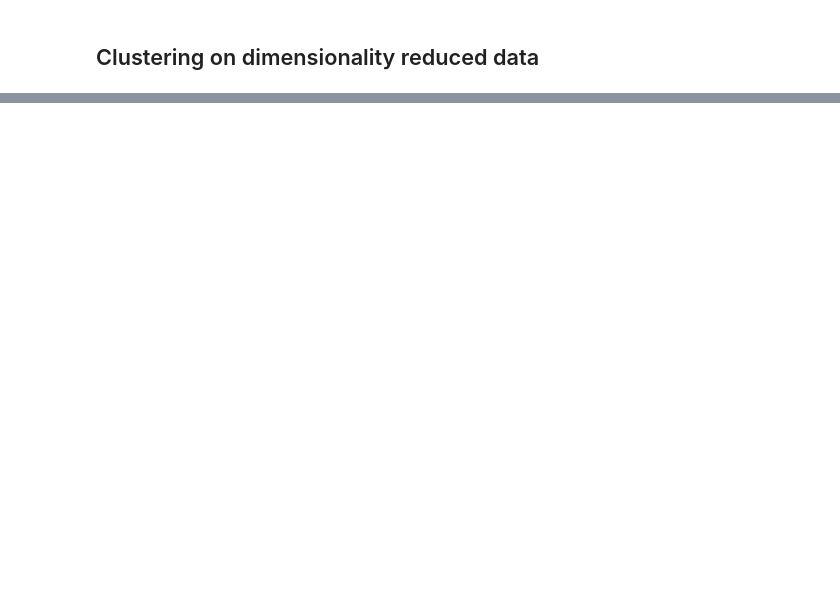
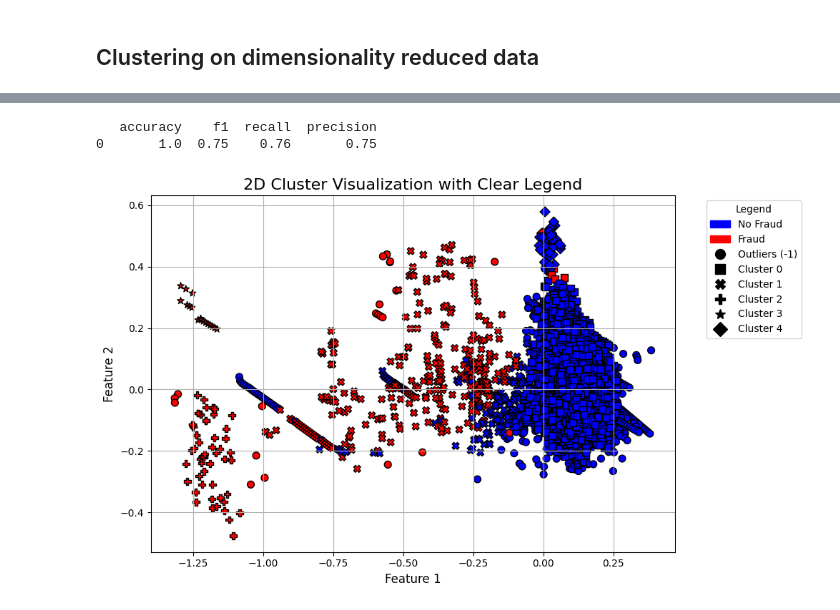
Before and after one commit to Mads-Ringsted/fraud-detection, a Jupyter notebook: classifier.ipynb, the cells around one changed output, grey strips where cells are left out. Drawn from its saved outputs; the diff is of its cells as text; code cells hidden in the pictures; blank space fills up the shorter version.

```diff
--- a/classifier.ipynb
+++ b/classifier.ipynb
@@ -344,0 +424,13 @@ pca_clustering, pca_classification = score_kmeans(X_train_pca, X_test_pca, y_tra
+# %%
+eps = 0.07
+dbscan = fit_dbscan(X_train_pca, eps)
+
+full_cluster_labels = test_dbscan(dbscan, X_train_pca, X_full_pca)
+
+print(pd.DataFrame(clustering_classification_report(full_cluster_labels, y, use_class_fraction=False), index=[0]).round(2))
+
+plot_2d_clusters(X_full_pca, y, full_cluster_labels)
+# %% [output]
+   accuracy    f1  recall  precision
+0       1.0  0.75    0.76       0.75
+[figure, added]
```
Also changed, not shown: parts of 16 cells of this notebook.
